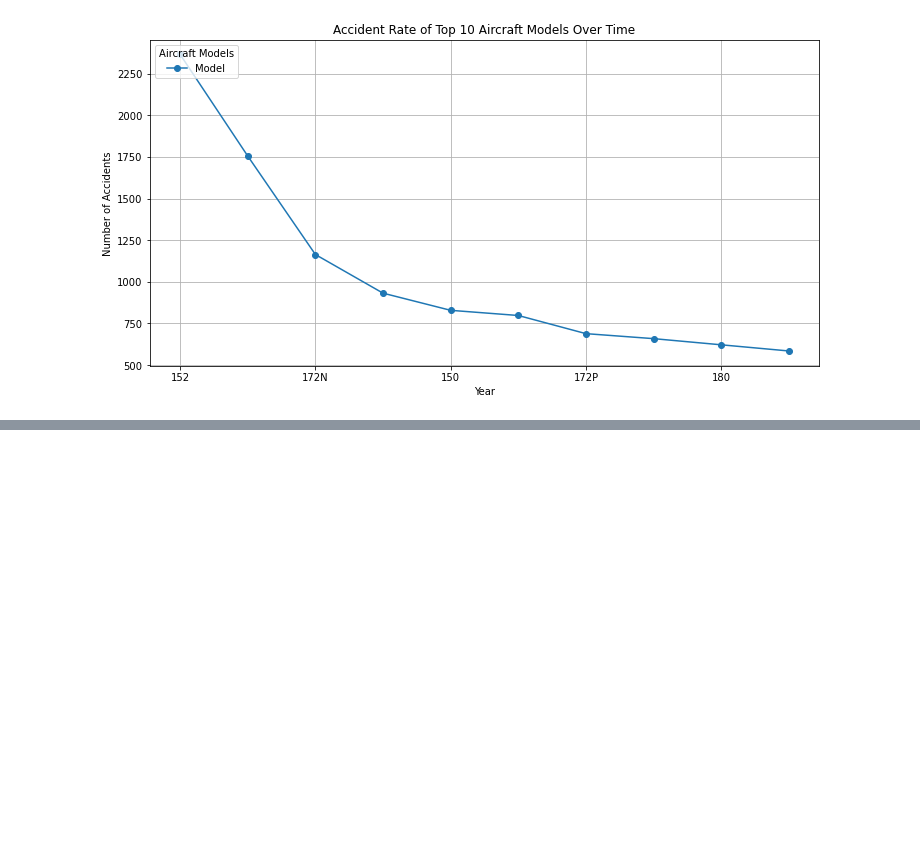
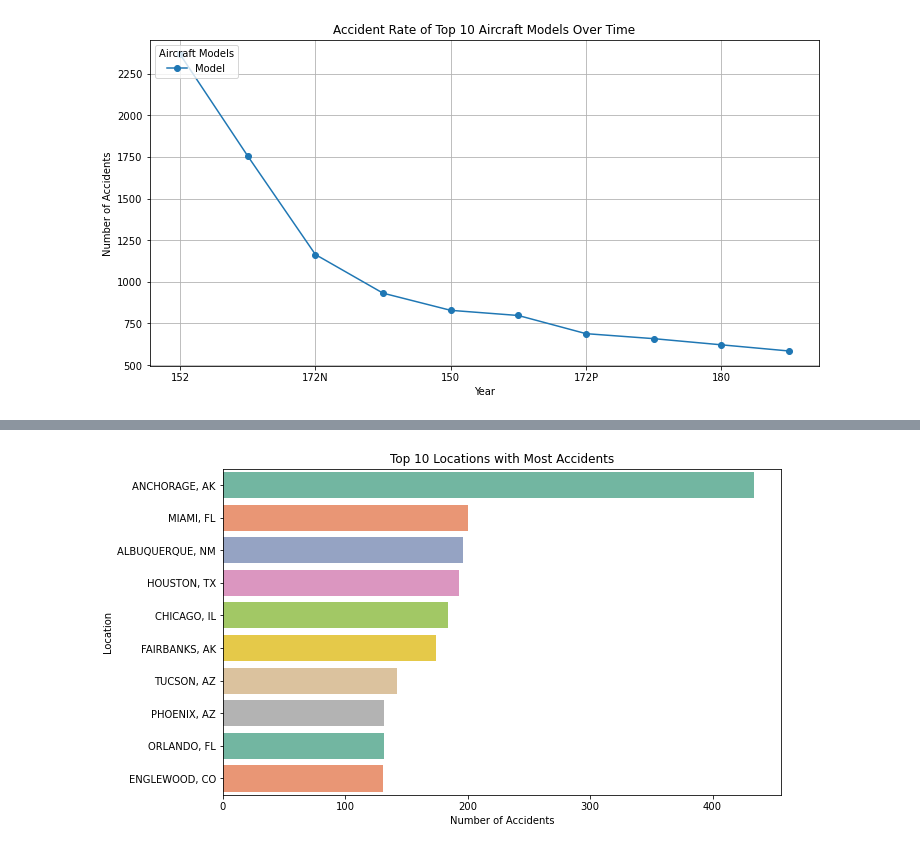
Before and after one commit to EdelLwoyelo/Phase-1-Project-Aircraft-Accident-Analysis, a Jupyter notebook: Phase_1_Project.ipynb, the cells around one changed output, grey strips where cells are left out. Saved outputs shown, nothing was run; the diff lists cells and outputs as text; code cells hidden in the pictures; blank space fills up the shorter version.

```diff
--- a/Phase_1_Project.ipynb
+++ b/Phase_1_Project.ipynb
@@ -543,0 +562,7 @@ plt.show()
+# %%
+# Count the number of accidents by location
+location_accidents = df['Location'].value_counts().reset_index()
+location_accidents.columns = ['Location', 'Accident Count']
+
+# Display top locations with the most accidents
+print(location_accidents.head(10))
@@ -543,0 +581,13 @@ plt.show()
+# %%
+
+# Plotting the top 10 locations with the most accidents
+top_locations = location_accidents.head(10)
+
+plt.figure(figsize=(10, 6))
+sns.barplot(x='Accident Count', y='Location', data=top_locations, palette='Set2')
+plt.title('Top 10 Locations with Most Accidents')
+plt.xlabel('Number of Accidents')
+plt.ylabel('Location')
+plt.show()
+# %% [output]
+[figure, added]
```
Also changed, not shown: parts of 39 cells of this notebook.
